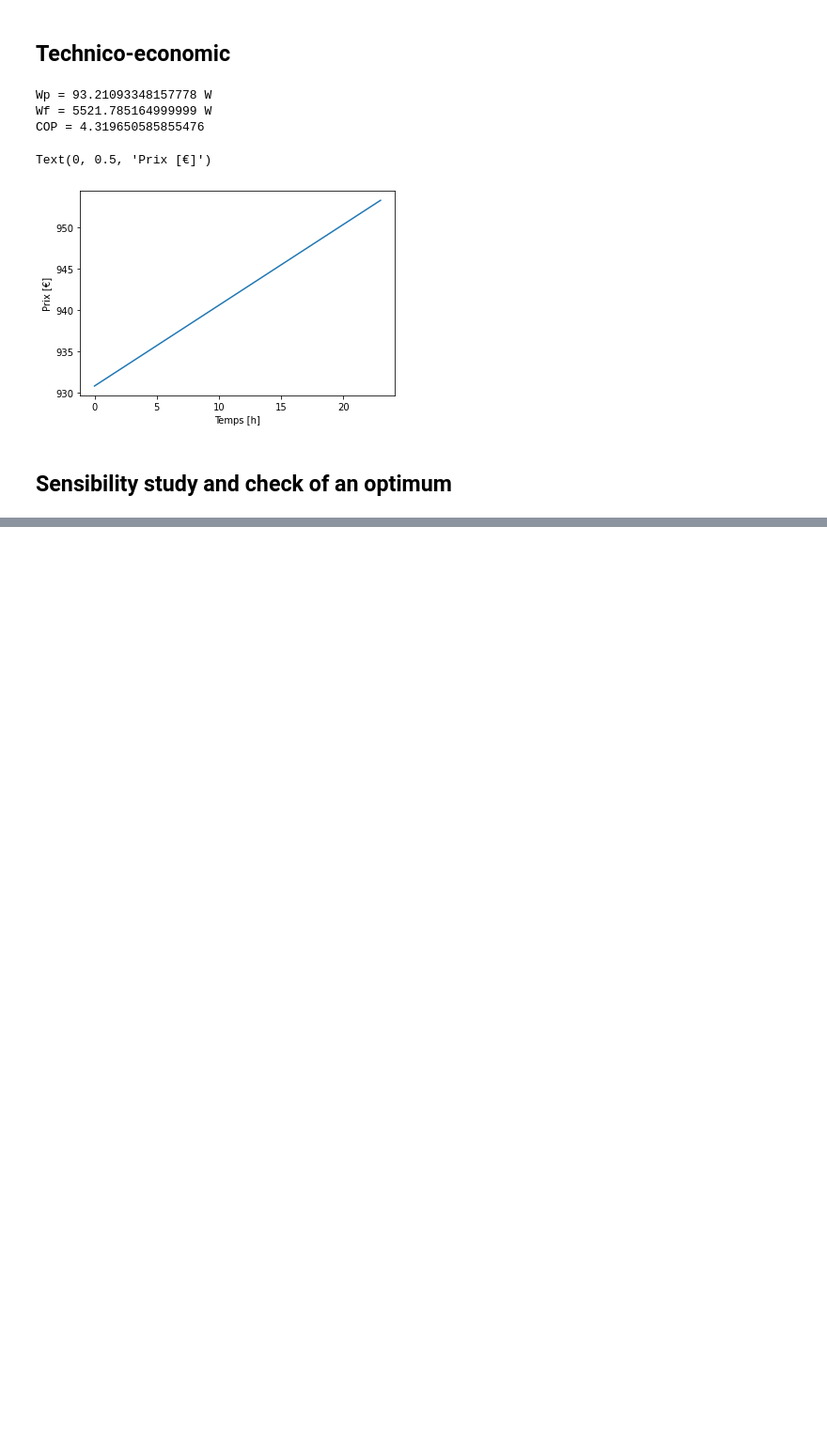
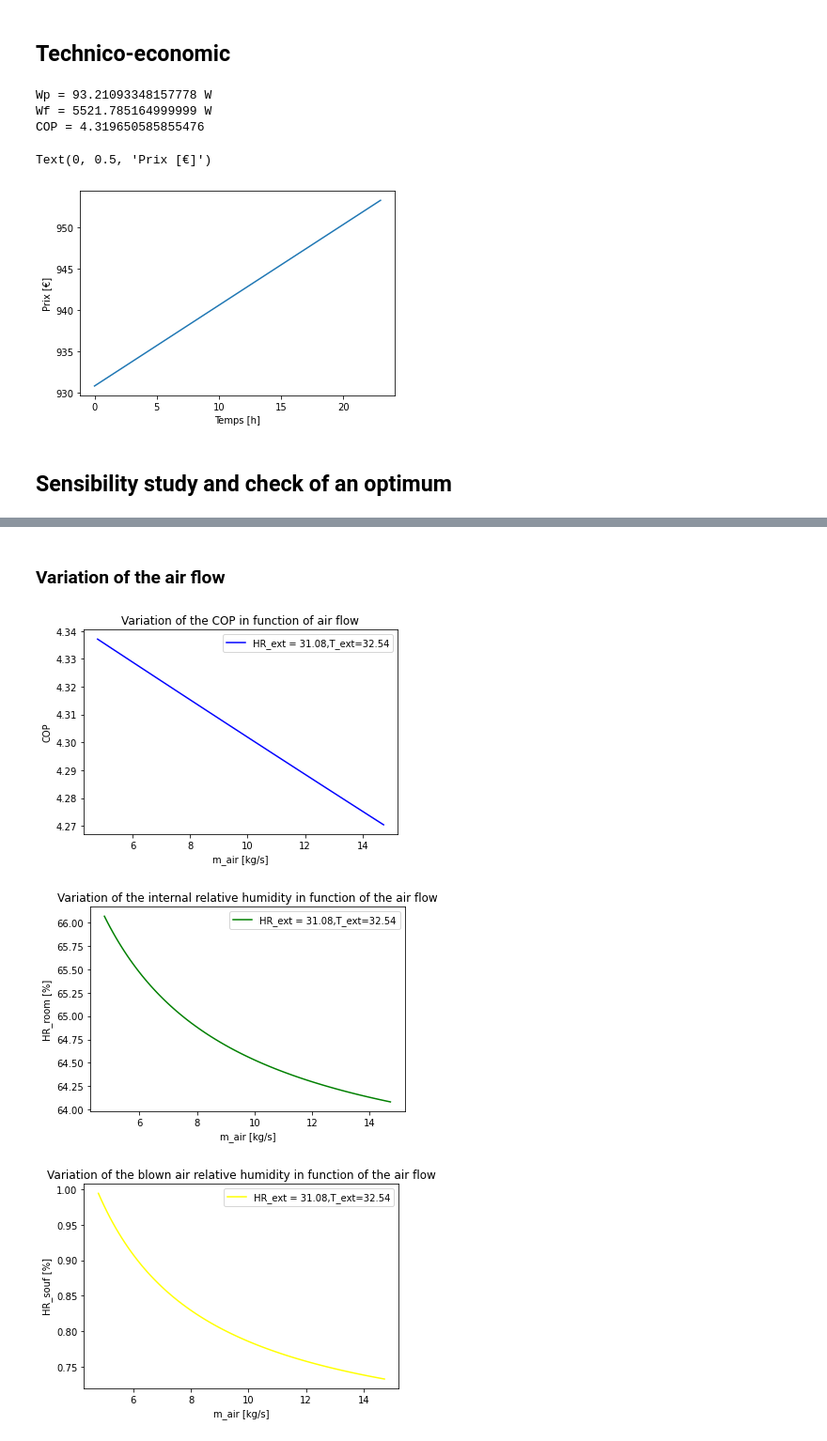
Before and after one commit to JolanKerrien/Heat-Mass-Transfer, a Jupyter notebook: Heat Transfer.ipynb, the cells around one changed output, grey strips where cells are left out. Shown: that part at 94% size. Saved outputs shown, nothing was run; the diff lists cells and outputs as text; code cells hidden in the pictures; blank space fills up the shorter version.

```diff
--- a/Heat Transfer.ipynb
+++ b/Heat Transfer.ipynb
@@ -225,0 +317,44 @@ Text(0, 0.5, 'Prix [€]')
+# %% [markdown]
+### Variation of the air flow
+# %%
+p = 0.65
+m_AIR = np.linspace(p*m_air,2*m_air,100) #kg/s
+#Deduce T_ air soufflé en K
+T_SOUF = [Tset+273.15 - Qload/(m_air*Cp_air) for m_air in m_AIR]
+#Calcultation h_ext en J/kg
+h_ext = HAPropsSI('H', 'T', T_ext+273.15,'P', 101325, 'R', HR_ext/100)
+#Deduce HR% air soufflé
+HR_SOUF = [HAPropsSI('R', 'T', T_souf, 'P', 101325, 'H', h_ext) for T_souf in T_SOUF]
+#Calculation of the efficiency
+Tdb = HAPropsSI('Twb', 'T', T_ext+273.15, 'P', 101325, "R", HR_ext/100)
+eff = [((T_souf-273.15-T_ext)/(Tdb-273.15-T_ext))*100 for T_souf in T_SOUF] # %
+#Calculation of the debit of water
+w_ext = HAPropsSI('W', 'T', T_ext+273.15, 'P', 101325, 'R',HR_ext/100); #kg d'eau/ kg d'air
+w_SOUF = [HAPropsSI('W','T',T_souf,'P',101325,'R',HR_souf) for (T_souf,HR_souf) in zip(T_SOUF,HR_SOUF)] #kg d'eau/ kg d'air
+m_WATER = [m_air*(w_souf-w_ext) for (m_air,w_souf) in zip(m_AIR,w_SOUF)] #kg/s
+#Deduce HR_set
+w_ROOM = [w_souf - (Gp/3600*Np*S)/m_air for (m_air,w_souf) in zip(m_AIR,w_SOUF)]
+HR_ROOM = [HAPropsSI('R', 'T', Tset+273.15, 'P', 101325, 'W', w_room)*100 for w_room in w_ROOM]
+#COP
+# Work of the pump
+WP = [m_water*deltaP/1000 for m_water in m_WATER]
+#Work of the fan
+WF = [m_air/1.2*Cons for m_air in m_AIR]
+#COP
+COP = [Qload/(Wp+Wf) for Wp in WP]
+
+#Plot
+#
+Fixed = f'HR_ext = {round(HR_ext,2)},T_ext={round(T_ext,2)}'
+Plot(m_AIR,COP,'blue','m_air [kg/s]','COP',
+     'Variation of the COP in function of air flow',Fixed)
+plt.show()
+Plot(m_AIR,HR_ROOM,'green','m_air [kg/s]','HR_room [%]',
+     'Variation of the internal relative humidity in function of the air flow',Fixed)
+plt.show()
+Plot(m_AIR,HR_SOUF,'yellow','m_air [kg/s]','HR_souf [%]',
+     'Variation of the blown air relative humidity in function of the air flow',Fixed)
+# %% [output]
+[figure, added]
+[figure, added]
+[figure, added]
```
Also changed, not shown: parts of 5 cells of this notebook.
